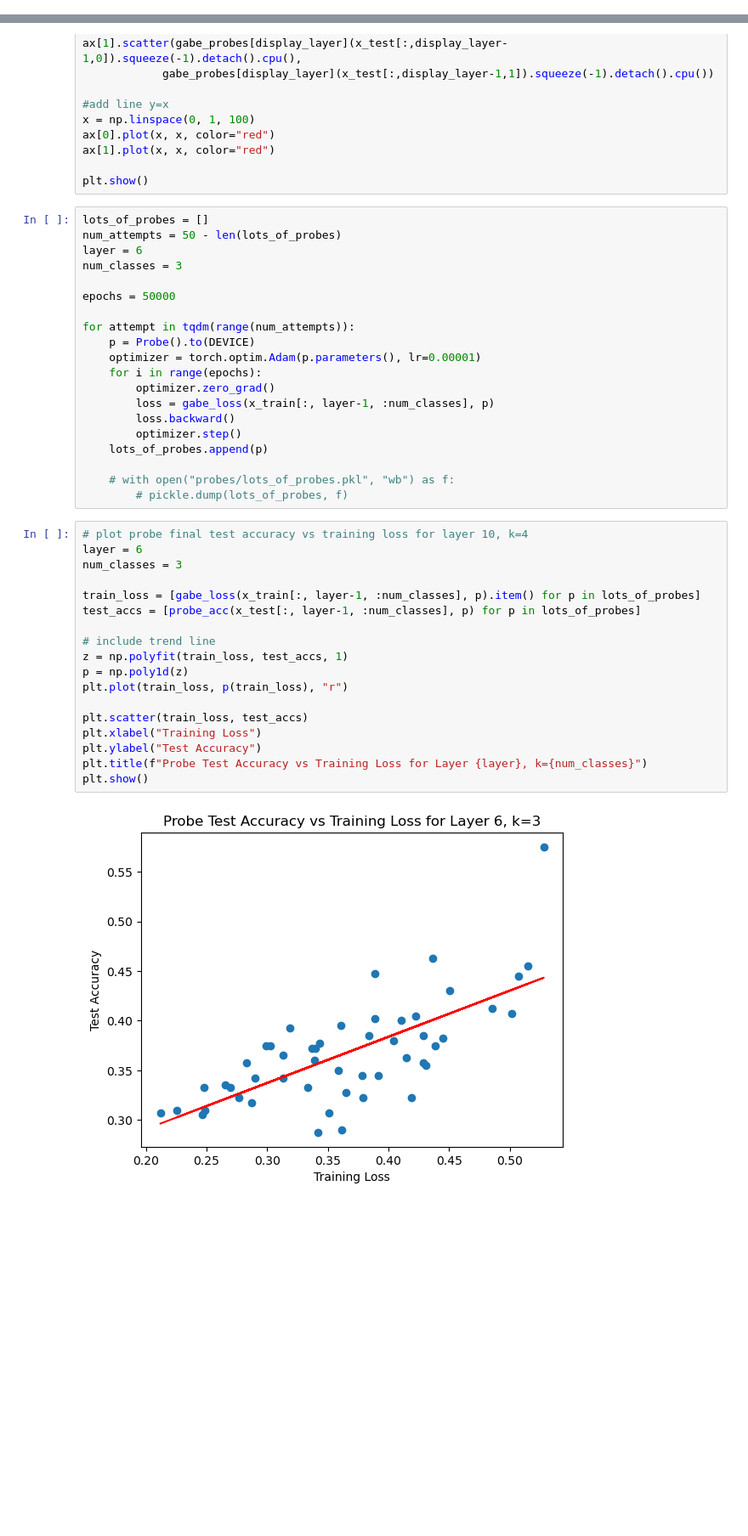
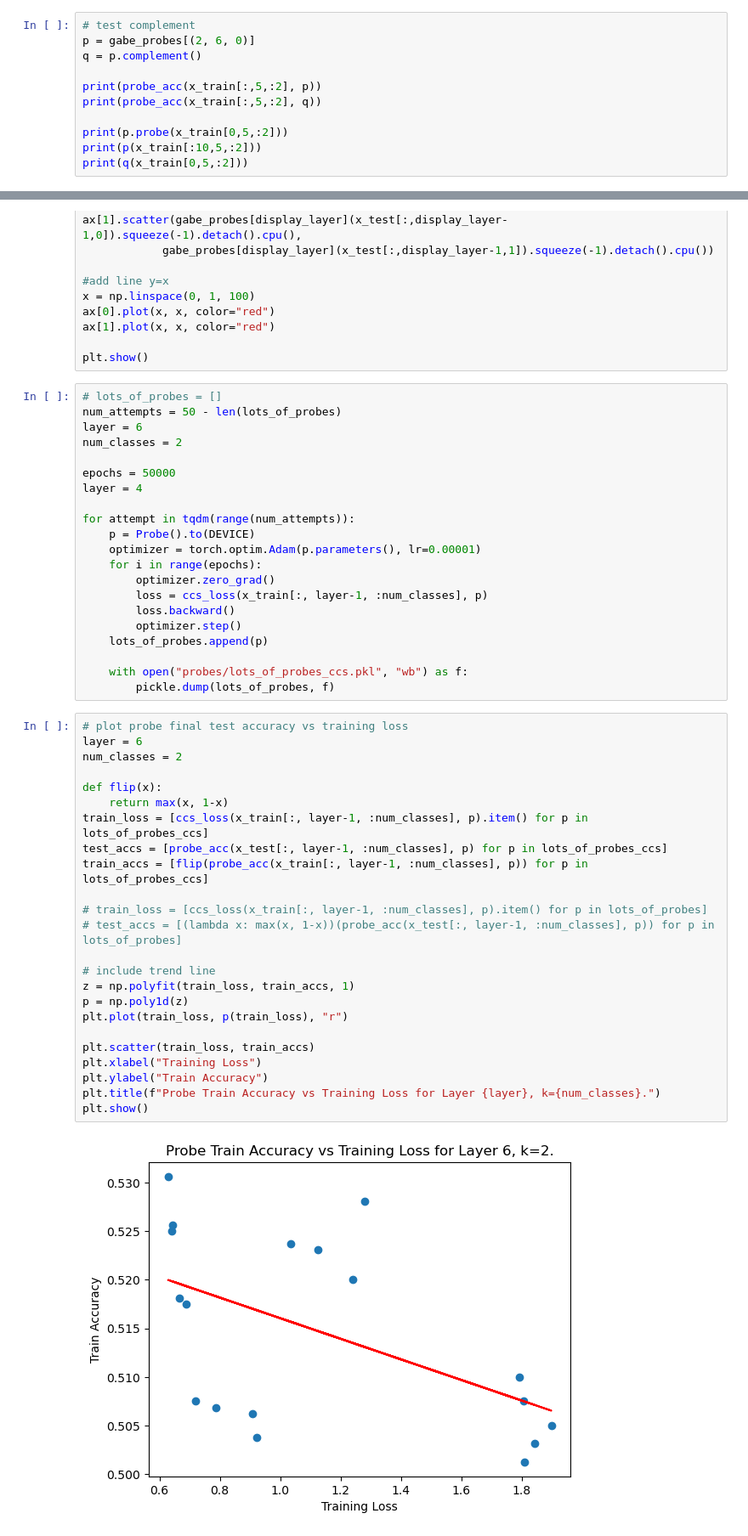
Before and after one commit to adzcai/elk-experiments, a Jupyter notebook: gabe_multiclass.ipynb, the cells around one changed output, grey strips where cells are left out. Shown at 85% size. Saved outputs shown, nothing was run; the diff lists cells and outputs as text; blank space fills up the shorter version.

```diff
--- a/gabe_multiclass.ipynb
+++ b/gabe_multiclass.ipynb
@@ -251,0 +350,11 @@ plt.show()
+# %%
+# test complement
+p = gabe_probes[(2, 6, 0)]
+q = p.complement()
+
+print(probe_acc(x_train[:,5,:2], p))
+print(probe_acc(x_train[:,5,:2], q))
+
+print(p.probe(x_train[0,5,:2]))
+print(p(x_train[:10,5,:2]))
+print(q(x_train[0,5,:2]))
@@ -289,42 +416,49 @@ ax[1].plot(x, x, color="red")
 
 plt.show()
 # %%
-lots_of_probes = []
+# lots_of_probes = []
 num_attempts = 50 - len(lots_of_probes)
 layer = 6
-num_classes = 3
+num_classes = 2
 
 epochs = 50000
+layer = 4
 
 for attempt in tqdm(range(num_attempts)):
     p = Probe().to(DEVICE)
     optimizer = torch.optim.Adam(p.parameters(), lr=0.00001)
     for i in range(epochs):
         optimizer.zero_grad()
-        loss = gabe_loss(x_train[:, layer-1, :num_classes], p)
+        loss = ccs_loss(x_train[:, layer-1, :num_classes], p)
         loss.backward()
         optimizer.step()
     lots_of_probes.append(p)
 
-    # with open("probes/lots_of_probes.pkl", "wb") as f:
-        # pickle.dump(lots_of_probes, f)
+    with open("probes/lots_of_probes_ccs.pkl", "wb") as f:
+        pickle.dump(lots_of_probes, f)
 # %%
-# plot probe final test accuracy vs training loss for layer 10, k=4
+# plot probe final test accuracy vs training loss
 layer = 6
-num_classes = 3
+num_classes = 2
 
-train_loss = [gabe_loss(x_train[:, layer-1, :num_classes], p).item() for p in lots_of_probes]
-test_accs = [probe_acc(x_test[:, layer-1, :num_classes], p) for p in lots_of_probes]
+def flip(x):
+    return max(x, 1-x)
+train_loss = [ccs_loss(x_train[:, layer-1, :num_classes], p).item() for p in lots_of_probes_ccs]
+test_accs = [probe_acc(x_test[:, layer-1, :num_classes], p) for p in lots_of_probes_ccs]
+train_accs = [flip(probe_acc(x_train[:, layer-1, :num_classes], p)) for p in lots_of_probes_ccs]
+
+# train_loss = [ccs_loss(x_train[:, layer-1, :num_classes], p).item() for p in lots_of_probes]
+# test_accs = [(lambda x: max(x, 1-x))(probe_acc(x_test[:, layer-1, :num_classes], p)) for p in lots_of_probes]
 
 # include trend line
-z = np.polyfit(train_loss, test_accs, 1)
+z = np.polyfit(train_loss, train_accs, 1)
 p = np.poly1d(z)
 plt.plot(train_loss, p(train_loss), "r")
 
-plt.scatter(train_loss, test_accs)
+plt.scatter(train_loss, train_accs)
 plt.xlabel("Training Loss")
-plt.ylabel("Test Accuracy")
-plt.title(f"Probe Test Accuracy vs Training Loss for Layer {layer}, k={num_classes}")
+plt.ylabel("Train Accuracy")
+plt.title(f"Probe Train Accuracy vs Training Loss for Layer {layer}, k={num_classes}.")
 plt.show()
 # %% [output]
-[figure, old version]
+[figure, new version]
```
Also changed, not shown: parts of 19 cells of this notebook, 2 other files.
